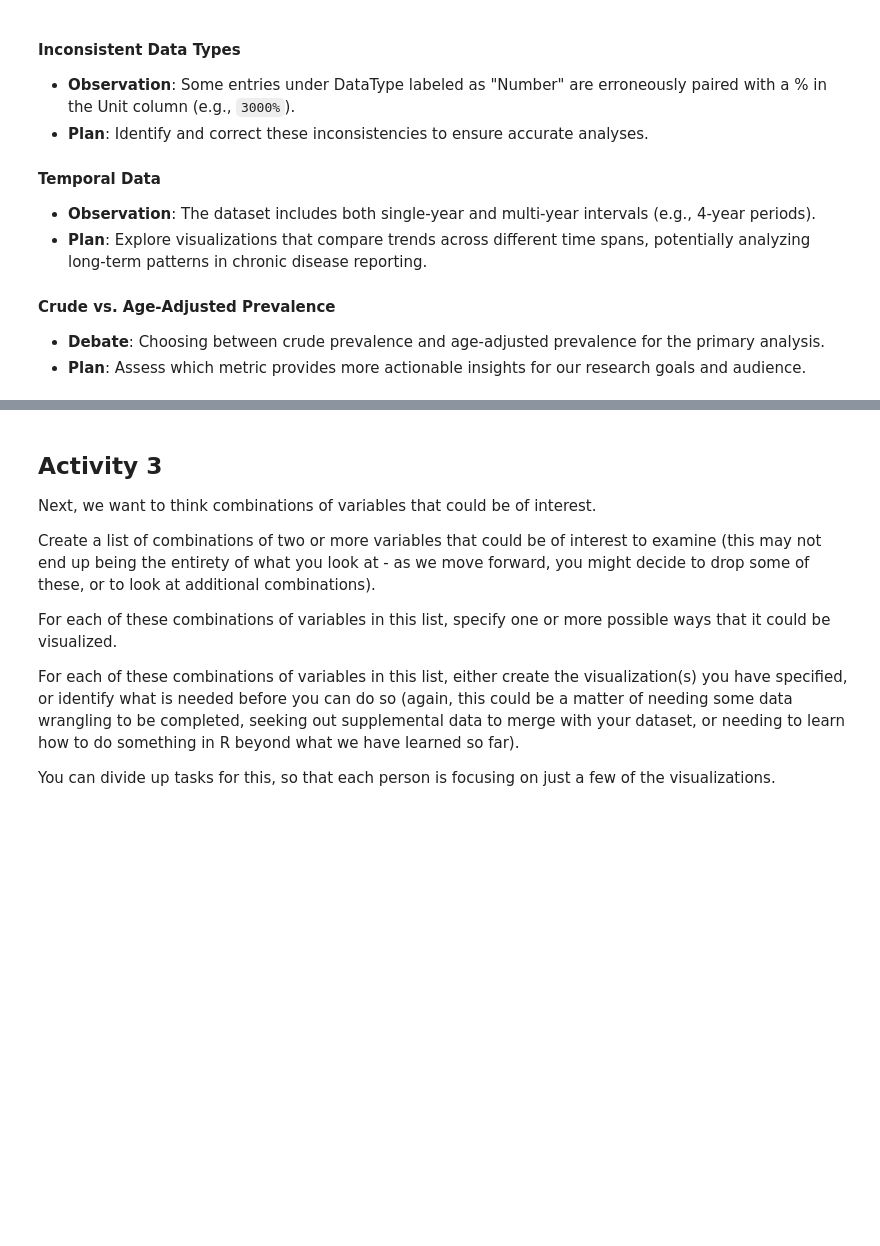
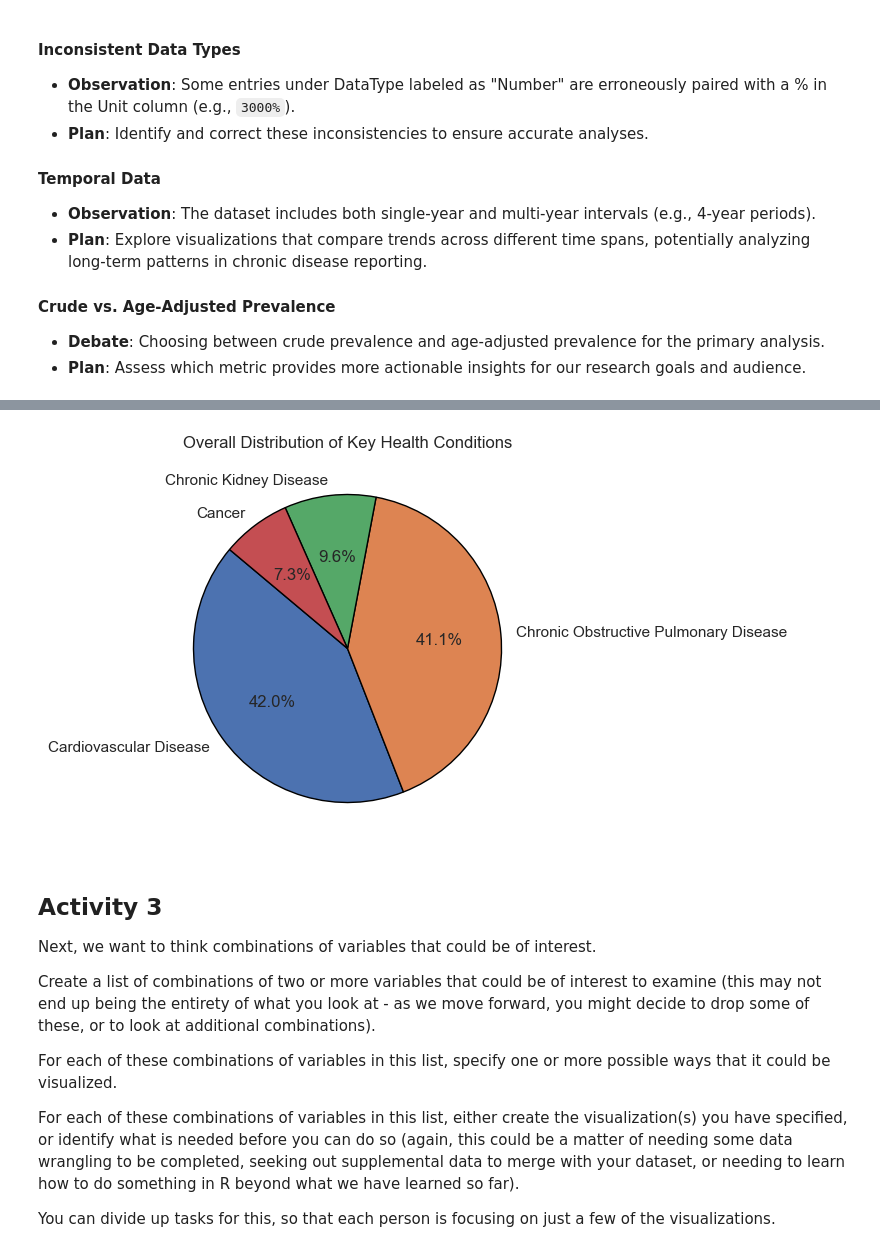
Before and after one commit to DATA5310/covid_effects, a Jupyter notebook: notebooks/Testing notebooks/2.homework_7.ipynb, the cells around one changed output, grey strips where cells are left out. Drawn from its saved outputs; the diff is of its cells as text; code cells hidden in the pictures; blank space fills up the shorter version.

Commit message:
Ponnu's visualizations

```diff
--- a/notebooks/Testing notebooks/2.homework_7.ipynb
+++ b/notebooks/Testing notebooks/2.homework_7.ipynb
@@ -297,3 +301,15 @@ plt.show()
+# %%
+## Created by ponnu
+
+topic = cdi_df_cleaned['Topic'].value_counts()
+
+plt.figure(figsize=(10, 5))
+topic.plot(kind='pie', autopct='%1.1f%%', startangle=140, wedgeprops={'edgecolor': 'black'})
+plt.title('Overall Distribution of Key Health Conditions')
+plt.ylabel('')
+plt.show()
+# %% [output]
+[figure, added]
 # %% [markdown]
 ## Activity 3
 
```
Also changed, not shown: parts of 3 cells of this notebook.
